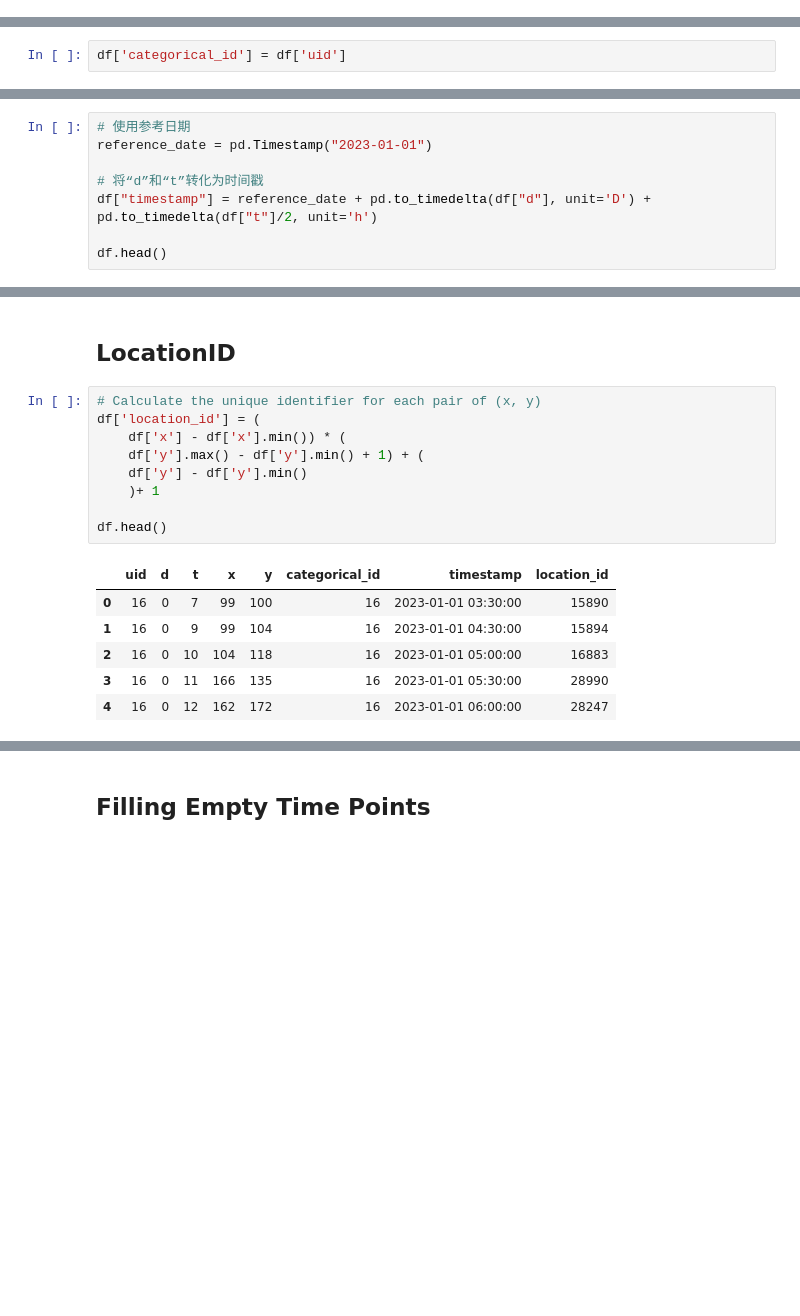
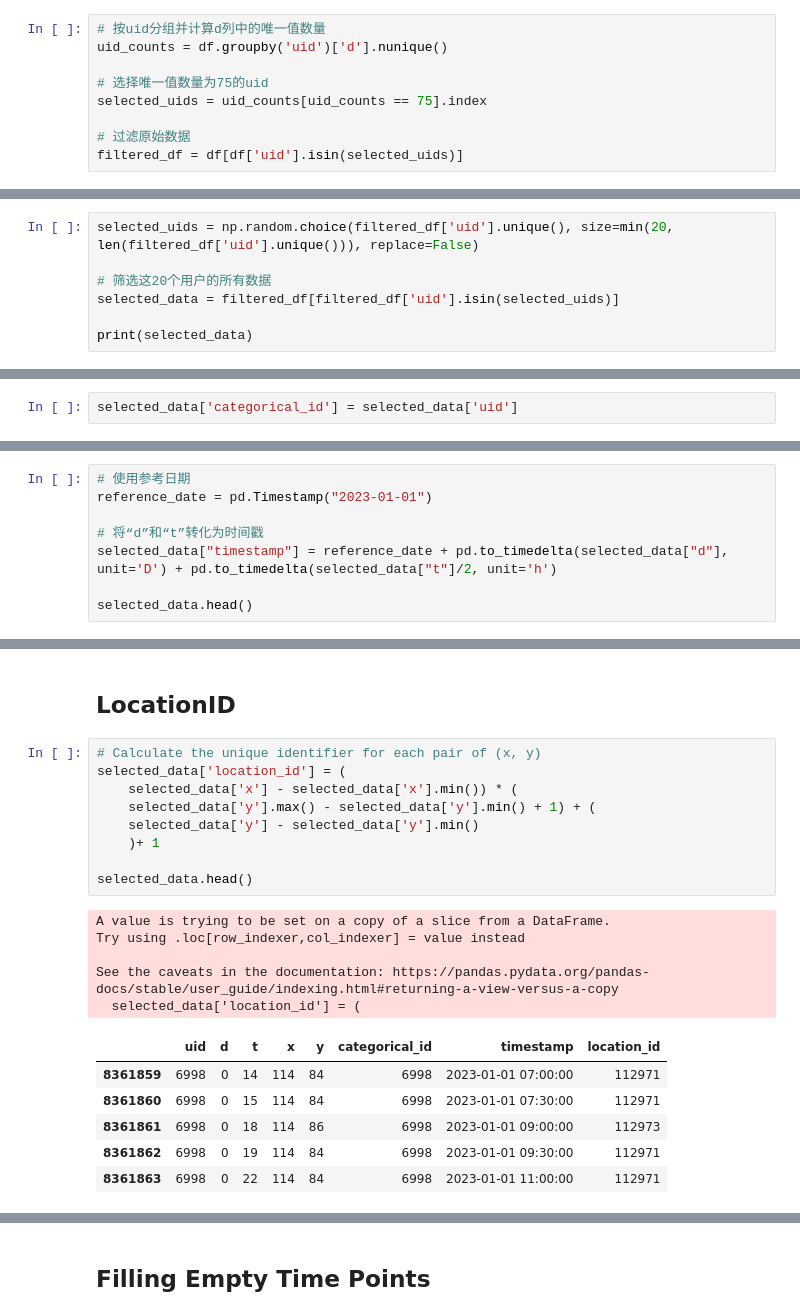
Before and after one commit to rongboxu/tft_tf2, a Jupyter notebook: data_processing.ipynb, the cells around one changed output, grey strips where cells are left out. Cells and saved outputs as stored; diff of their text form; blank space fills up the shorter version.

Commit message:
for selecting 20 sample uid with 75 days data points

```diff
--- a/data_processing.ipynb
+++ b/data_processing.ipynb
@@ -16,0 +58,9 @@ df.head()
+# %%
+# 按uid分组并计算d列中的唯一值数量
+uid_counts = df.groupby('uid')['d'].nunique()
+
+# 选择唯一值数量为75的uid
+selected_uids = uid_counts[uid_counts == 75].index
+
+# 过滤原始数据
+filtered_df = df[df['uid'].isin(selected_uids)]
@@ -16,0 +86,7 @@ df.head()
+# %%
+selected_uids = np.random.choice(filtered_df['uid'].unique(), size=min(20, len(filtered_df['uid'].unique())), replace=False)
+
+# 筛选这20个用户的所有数据
+selected_data = filtered_df[filtered_df['uid'].isin(selected_uids)]
+
+print(selected_data)
@@ -17,2 +136,2 @@ df.head()
 # %%
-df['categorical_id'] = df['uid']
+selected_data['categorical_id'] = selected_data['uid']
@@ -23,7 +148,7 @@ df['categorical_id'] = df['uid']
 reference_date = pd.Timestamp("2023-01-01")
 
 # 将“d”和“t”转化为时间戳
-df["timestamp"] = reference_date + pd.to_timedelta(df["d"], unit='D') + pd.to_timedelta(df["t"]/2, unit='h')
+selected_data["timestamp"] = reference_date + pd.to_timedelta(selected_data["d"], unit='D') + pd.to_timedelta(selected_data["t"]/2, unit='h')
 
-df.head()
+selected_data.head()
 # %% [output]
@@ -37,19 +167,24 @@ df.head()
 ## LocationID
 # %%
 # Calculate the unique identifier for each pair of (x, y)
-df['location_id'] = (
-    df['x'] - df['x'].min()) * (
-    df['y'].max() - df['y'].min() + 1) + (
-    df['y'] - df['y'].min()
+selected_data['location_id'] = (
+    selected_data['x'] - selected_data['x'].min()) * (
+    selected_data['y'].max() - selected_data['y'].min() + 1) + (
+    selected_data['y'] - selected_data['y'].min()
     )+ 1
 
-df.head()
+selected_data.head()
 # %% [output]
+A value is trying to be set on a copy of a slice from a DataFrame.
+Try using .loc[row_indexer,col_indexer] = value instead
+
+See the caveats in the documentation: https://pandas.pydata.org/pandas-docs/stable/user_guide/indexing.html#returning-a-view-versus-a-copy
+  selected_data['location_id'] = (
 |  | uid | d | t | x | y | categorical_id | timestamp | location_id |
-| 0 | 16 | 0 | 7 | 99 | 100 | 16 | 2023-01-01 03:30:00 | 15890 |
-| 1 | 16 | 0 | 9 | 99 | 104 | 16 | 2023-01-01 04:30:00 | 15894 |
-| 2 | 16 | 0 | 10 | 104 | 118 | 16 | 2023-01-01 05:00:00 | 16883 |
-| 3 | 16 | 0 | 11 | 166 | 135 | 16 | 2023-01-01 05:30:00 | 28990 |
-| 4 | 16 | 0 | 12 | 162 | 172 | 16 | 2023-01-01 06:00:00 | 28247 |
+| 8361859 | 6998 | 0 | 14 | 114 | 84 | 6998 | 2023-01-01 07:00:00 | 112971 |
+| 8361860 | 6998 | 0 | 15 | 114 | 84 | 6998 | 2023-01-01 07:30:00 | 112971 |
+| 8361861 | 6998 | 0 | 18 | 114 | 86 | 6998 | 2023-01-01 09:00:00 | 112973 |
+| 8361862 | 6998 | 0 | 19 | 114 | 84 | 6998 | 2023-01-01 09:30:00 | 112971 |
+| 8361863 | 6998 | 0 | 22 | 114 | 84 | 6998 | 2023-01-01 11:00:00 | 112971 |
 # %%
 # Generating the full dataframe
```
Also changed, not shown: parts of 23 cells of this notebook.
